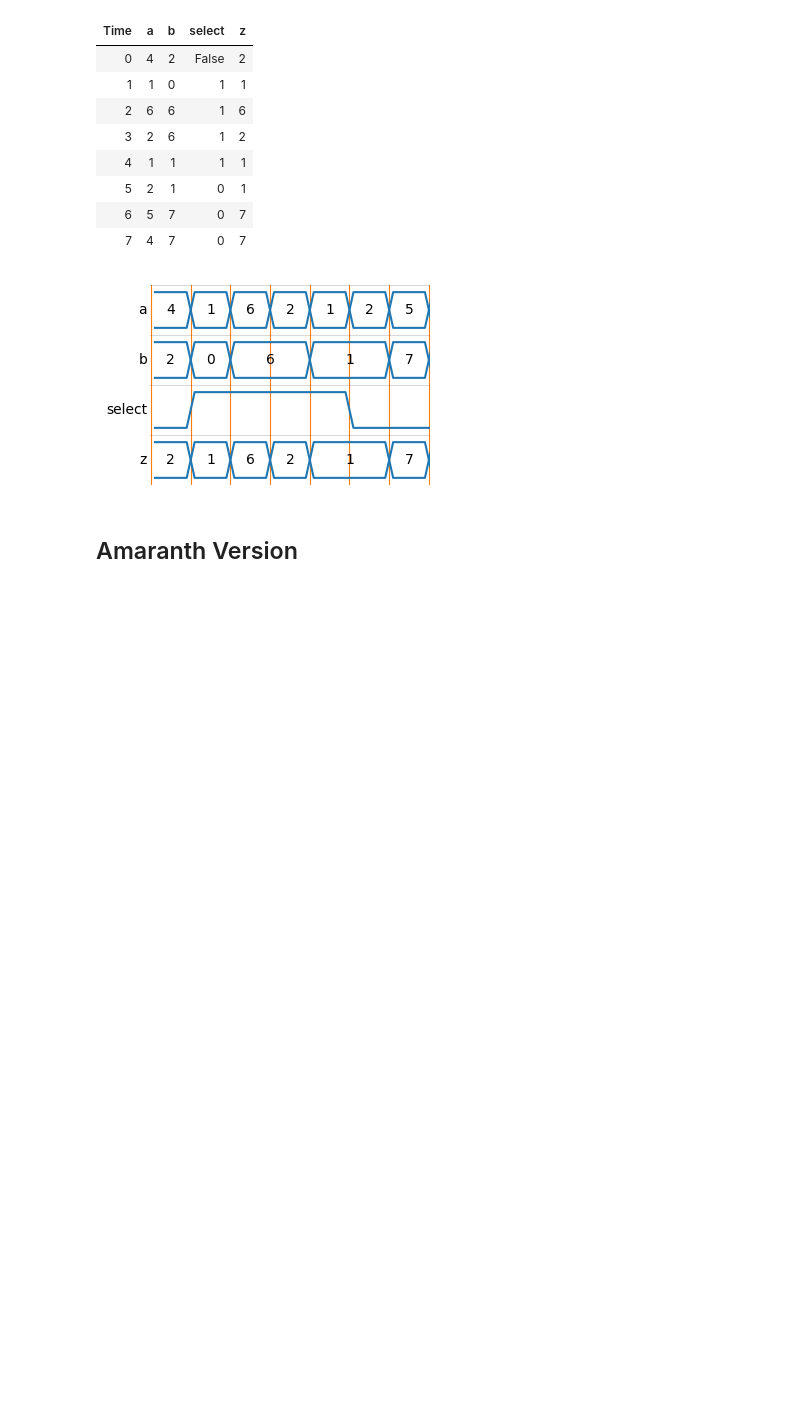
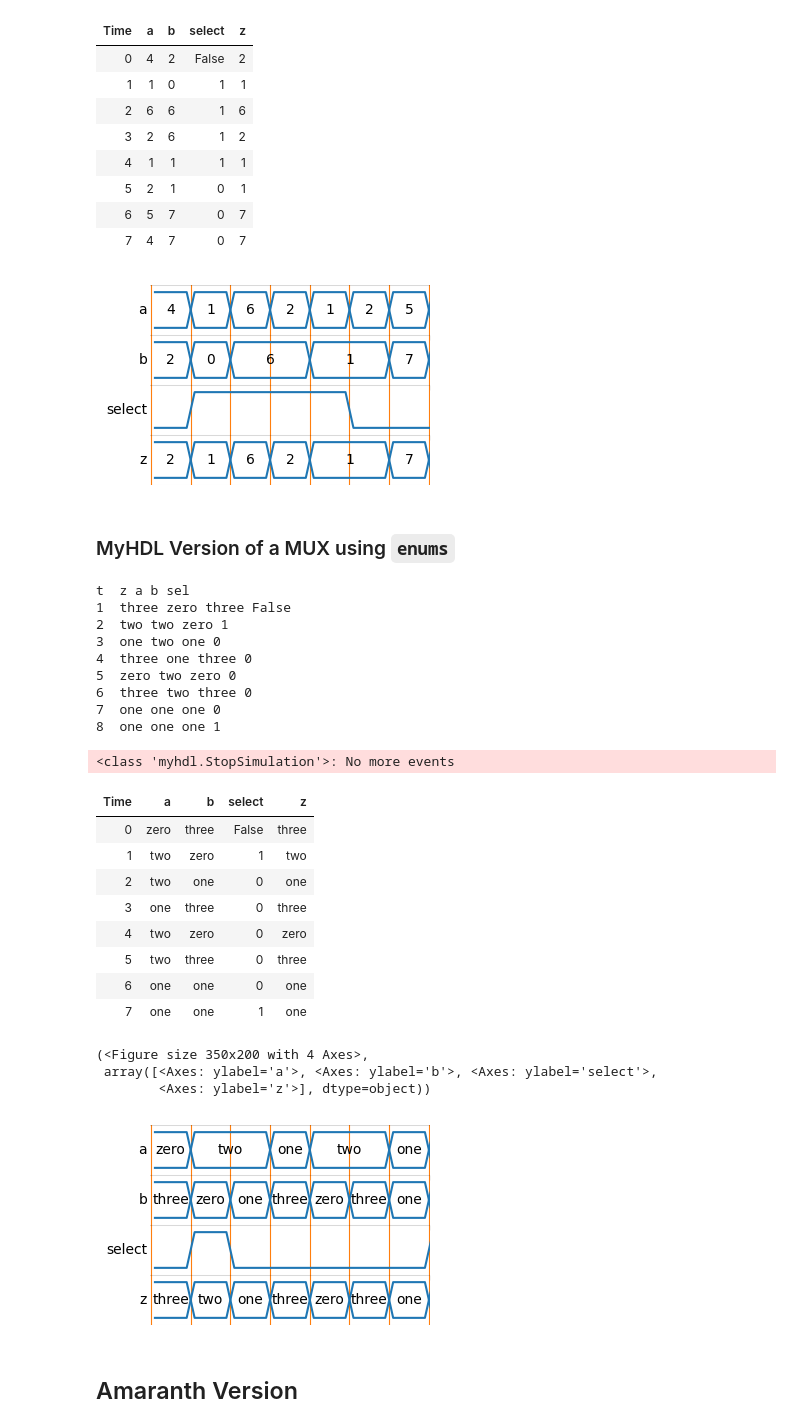
Before and after one commit to devbisme/myhdlpeek, a Jupyter notebook: examples/complete.ipynb, the cells around one changed output. Cells and saved outputs as stored; diff of their text form; code cells hidden in the pictures; blank space fills up the shorter version.

```diff
--- a/examples/complete.ipynb
+++ b/examples/complete.ipynb
@@ -122,6 +122,82 @@ Peeker.clear()
 | 6 | 5 | 7 | 0 | 7 |
 | 7 | 4 | 7 | 0 | 7 |
 [figure]
+# %% [markdown]
+### MyHDL Version of a MUX using `enums`
+# %%
+from myhdl import *
+from myhdlpeek import Peeker  # Import the myhdlpeeker module.
+
+def mux(z, a, b, sel):
+    """A simple multiplexer."""
+
+    @always_comb
+    def mux_logic():
+        if sel == 1:
+            z.next = a  # Signal a sent to mux output when sel is high.
+        else:
+            z.next = b  # Signal b sent to mux output when sel is low.
+
+    return mux_logic
+
+# Create some signals to attach to the multiplexer.
+states = enum('zero', 'one', 'two', 'three', )
+a, b, z = [Signal(states.zero) for _ in range(3)]  # Enum signals for the inputs & output.
+sel = Signal(bool(0))                    # Binary signal for the selector.
+
+# Create some Peekers to monitor the multiplexer I/Os.
+Peeker.clear()         # Clear any existing Peekers. (Start with a clean slate.)
+Peeker(a, 'a')         # Add a Peeker to the a input.
+Peeker(b, 'b')         # Add a Peeker to the b input.
+Peeker(z, 'z')         # Add a peeker to the z output.
+Peeker(sel, 'select')  # Add a Peeker to the select input. The Peeker label doesn't have to match the signal name.
+
+# Instantiate mux.
+mux_1 = mux(z, a, b, sel)
+
+# Create a simple testbed to apply random patterns to the multiplexer.
+from random import choice, randrange
+def test():
+    '''Simple testbed generator that applies random inputs to the multiplexer.'''
+    choices = [states.__dict__[k] for k in states._names]
+    print("t  z a b sel")
+    for _ in range(8):
+        a.next, b.next, sel.next = choice(choices), choice(choices), randrange(0,2)
+        yield delay(1)
+        print("%d  %s %s %s %s" % (now(), z, a, b, sel))
+
+# Simulate the multiplexer, testbed and the peekers.
+sim = Simulation(mux_1, test(), *Peeker.instances()).run()
+
+# Display table of signal values.
+Peeker.to_html_table()
+
+# Display the complete waveforms captured by all the Peekers.
+Peeker.show_waveforms()
+# %% [output]
+t  z a b sel
+1  three zero three False
+2  two two zero 1
+3  one two one 0
+4  three one three 0
+5  zero two zero 0
+6  three two three 0
+7  one one one 0
+8  one one one 1
+<class 'myhdl.StopSimulation'>: No more events
+| Time | a | b | select | z |
+| 0 | zero | three | False | three |
+| 1 | two | zero | 1 | two |
+| 2 | two | one | 0 | one |
+| 3 | one | three | 0 | three |
+| 4 | two | zero | 0 | zero |
+| 5 | two | three | 0 | three |
+| 6 | one | one | 0 | one |
+| 7 | one | one | 1 | one |
+(<Figure size 350x200 with 4 Axes>,
+ array([<Axes: ylabel='a'>, <Axes: ylabel='b'>, <Axes: ylabel='select'>,
+        <Axes: ylabel='z'>], dtype=object))
+[figure, added]
 # %% [markdown]
 ## Amaranth Version
 # %%
```
Also changed, not shown: 16 other files.
